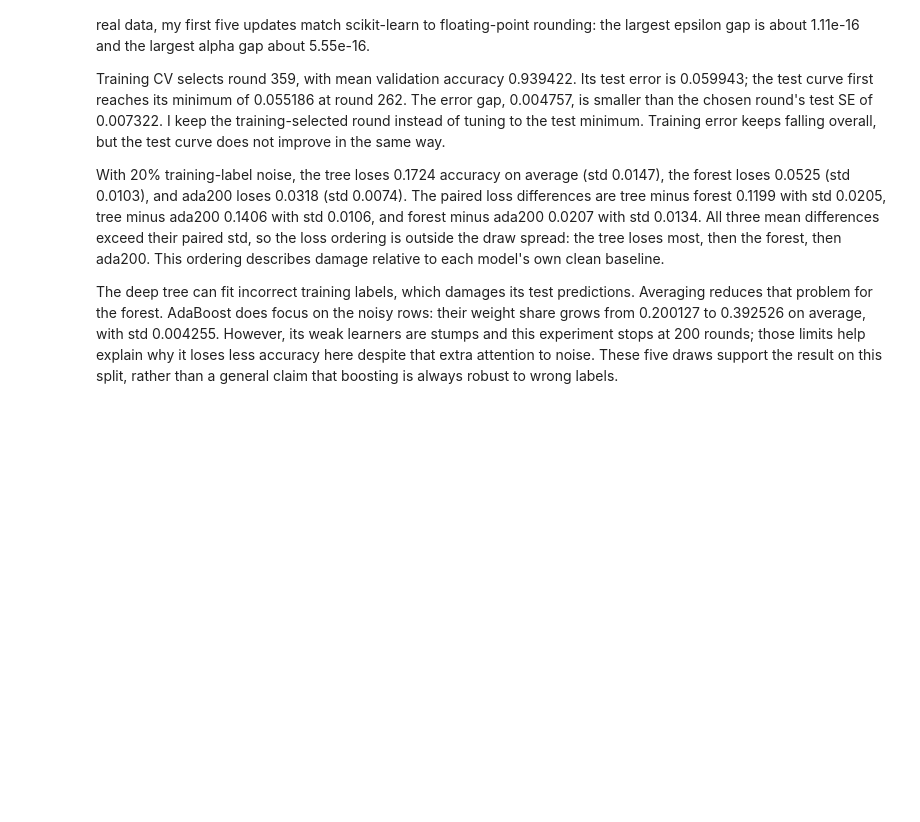
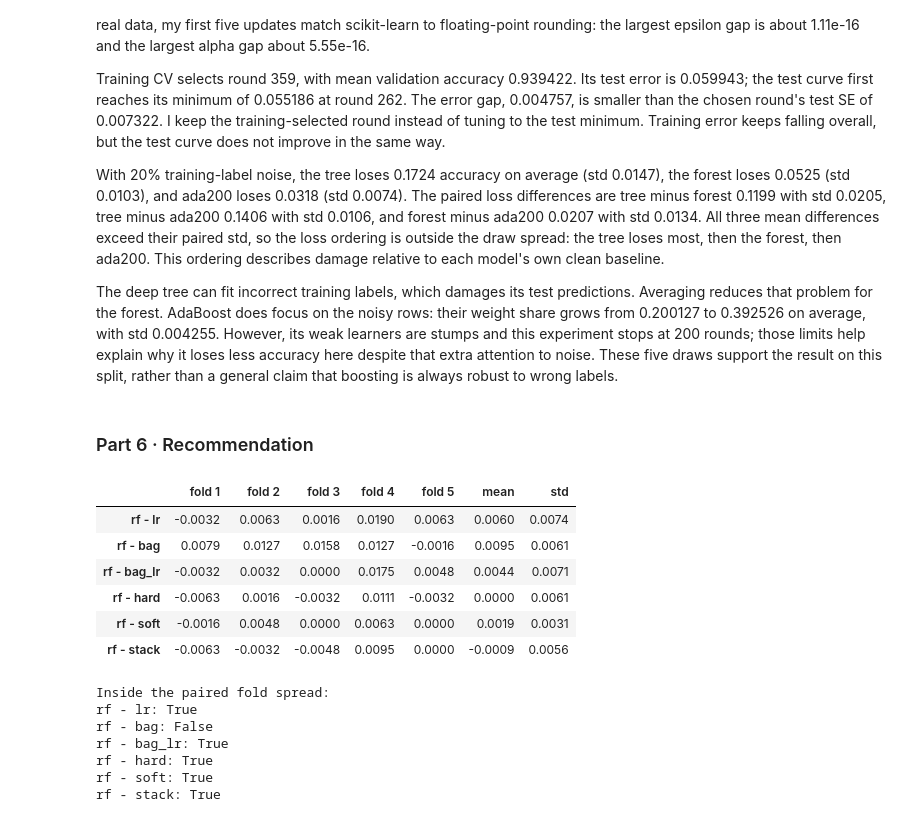
Before and after one commit to danii1kq/li_ML_task_4, a Jupyter notebook: li_task4.ipynb, the cells around one changed output. Cells and saved outputs as stored; diff of their text form; code cells hidden in the pictures; blank space fills up the shorter version.

Commit message:
Part 6: recommend the spam filter

```diff
--- a/li_task4.ipynb
+++ b/li_task4.ipynb
@@ -693,3 +693,33 @@ Training CV selects round 359, with mean validation accuracy 0.939422. Its test
 With 20% training-label noise, the tree loses 0.1724 accuracy on average (std 0.0147), the forest loses 0.0525 (std 0.0103), and ada200 loses 0.0318 (std 0.0074). The paired loss differences are tree minus forest 0.1199 with std 0.0205, tree minus ada200 0.1406 with std 0.0106, and forest minus ada200 0.0207 with std 0.0134. All three mean differences exceed their paired std, so the loss ordering is outside the draw spread: the tree loses most, then the forest, then ada200. This ordering describes damage relative to each model's own clean baseline.
 
 The deep tree can fit incorrect training labels, which damages its test predictions. Averaging reduces that problem for the forest. AdaBoost does focus on the noisy rows: their weight share grows from 0.200127 to 0.392526 on average, with std 0.004255. However, its weak learners are stumps and this experiment stops at 200 rounds; those limits help explain why it loses less accuracy here despite that extra attention to noise. These five draws support the result on this split, rather than a general claim that boosting is always robust to wrong labels.
+# %% [markdown]
+### Part 6 · Recommendation
+# %%
+recommendation_differences = {
+    "rf - lr": cv_scores["rf"] - cv_scores["lr"],
+    "rf - bag": cv_scores["rf"] - cv_scores["bag"],
+    "rf - bag_lr": cv_scores["rf"] - cv_scores["bag_lr"],
+    "rf - hard": cv_scores["rf"] - cv_scores["hard"],
+    "rf - soft": cv_scores["rf"] - cv_scores["soft"],
+    "rf - stack": cv_scores["rf"] - cv_scores["stack"],
+}
+display(score_table(recommendation_differences).round(4))
+print("Inside the paired fold spread:")
+for name, difference in recommendation_differences.items():
+    print(f"{name}: {abs(difference.mean()) <= difference.std()}")
+# %% [output]
+|  | fold 1 | fold 2 | fold 3 | fold 4 | fold 5 | mean | std |
+| rf - lr | -0.0032 | 0.0063 | 0.0016 | 0.0190 | 0.0063 | 0.0060 | 0.0074 |
+| rf - bag | 0.0079 | 0.0127 | 0.0158 | 0.0127 | -0.0016 | 0.0095 | 0.0061 |
+| rf - bag_lr | -0.0032 | 0.0032 | 0.0000 | 0.0175 | 0.0048 | 0.0044 | 0.0071 |
+| rf - hard | -0.0063 | 0.0016 | -0.0032 | 0.0111 | -0.0032 | 0.0000 | 0.0061 |
+| rf - soft | -0.0016 | 0.0048 | 0.0000 | 0.0063 | 0.0000 | 0.0019 | 0.0031 |
+| rf - stack | -0.0063 | -0.0032 | -0.0048 | 0.0095 | 0.0000 | -0.0009 | 0.0056 |
+Inside the paired fold spread:
+rf - lr: True
+rf - bag: False
+rf - bag_lr: True
+rf - hard: True
+rf - soft: True
+rf - stack: True
```
Also changed, not shown: parts of 1 cell of this notebook.
